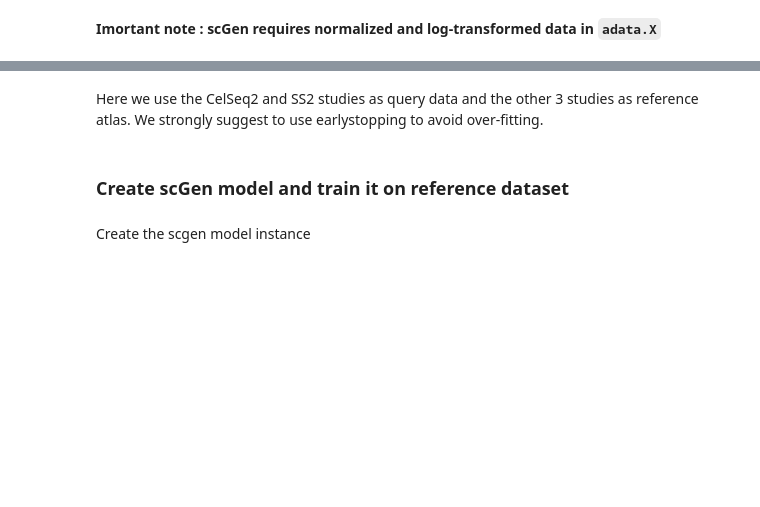
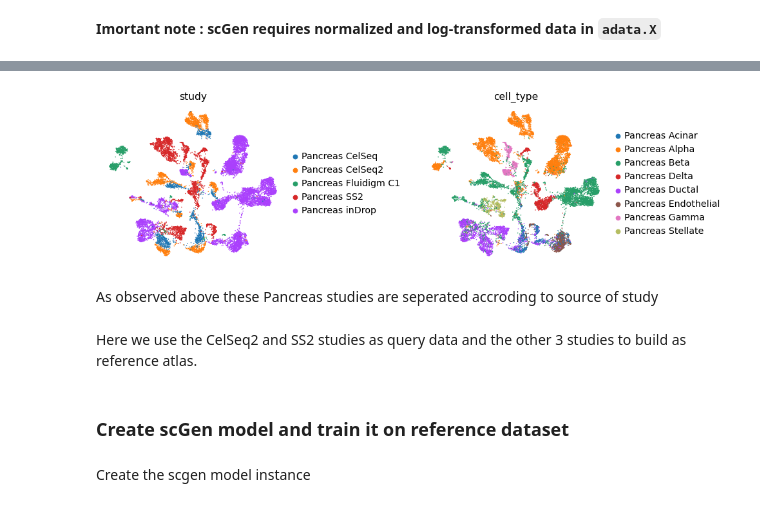
Before and after one commit to theislab/scarches, a Jupyter notebook: notebooks/scgen_map_query.ipynb, the cells around one changed output, grey strips where cells are left out. Saved outputs shown, nothing was run; the diff lists cells and outputs as text; code cells hidden in the pictures; blank space fills up the shorter version.

Commit message:
update query mapping

```diff
--- a/notebooks/scgen_map_query.ipynb
+++ b/notebooks/scgen_map_query.ipynb
@@ -60,5 +69,12 @@ adata = sc.read('pancreas.h5ad')
+# %%
+sc.pl.umap(adata, color=['study', 'cell_type'],
+           frameon=False, wspace=0.6)
+# %% [output]
+[figure, added]
+# %% [markdown]
+As observed above these Pancreas studies are seperated accroding to source of study
 # %% [markdown]
-Here we use the CelSeq2 and SS2 studies as query data and the other 3 studies as reference atlas. We strongly suggest to use earlystopping to avoid over-fitting.
+Here we use the CelSeq2 and SS2 studies as query data and the other 3 studies  to build as reference atlas.
 # %%
 adata = remove_sparsity(adata) # remove sparsity
 source_adata = adata[~adata.obs[condition_key].isin(target_conditions)].copy()
```
Also changed, not shown: parts of 24 cells of this notebook.
